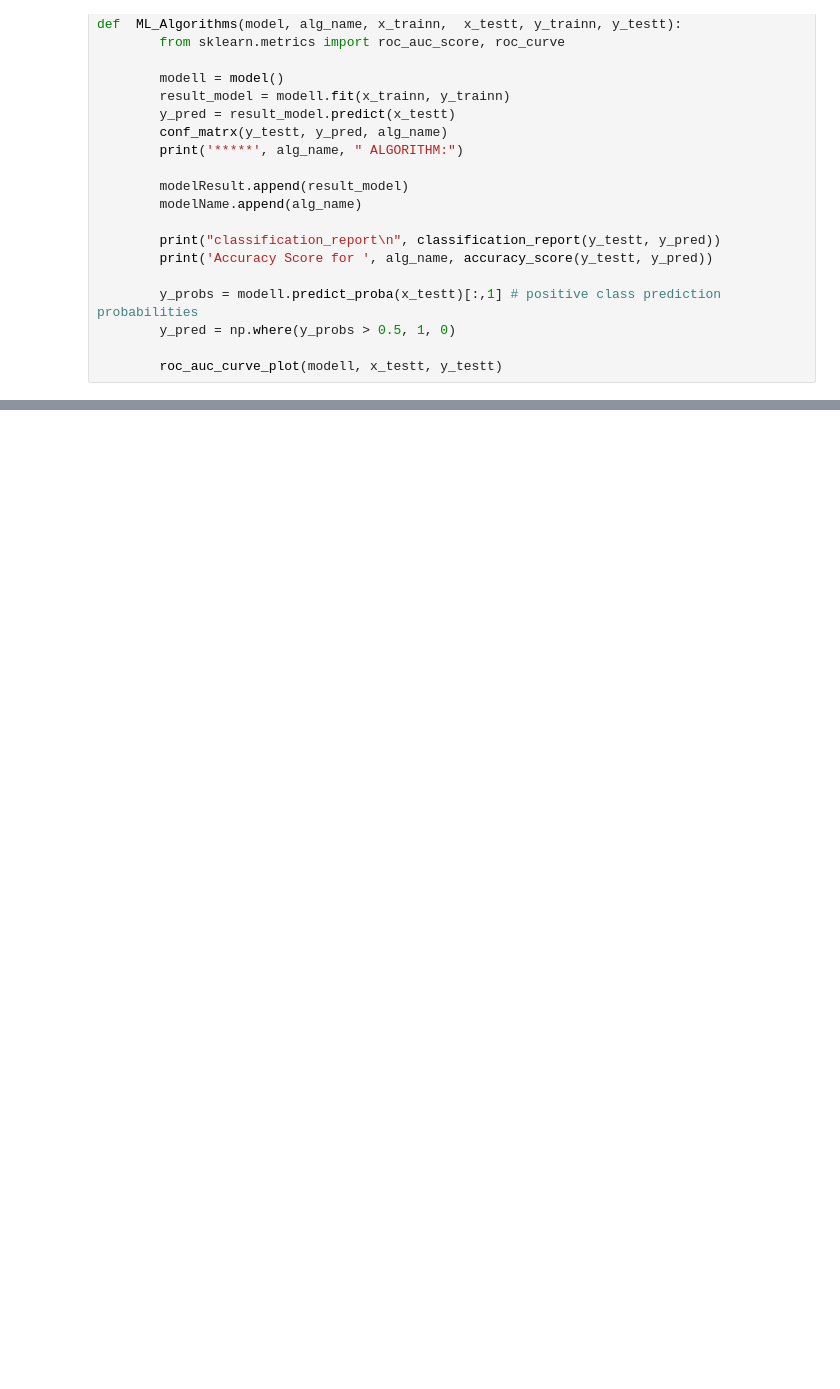
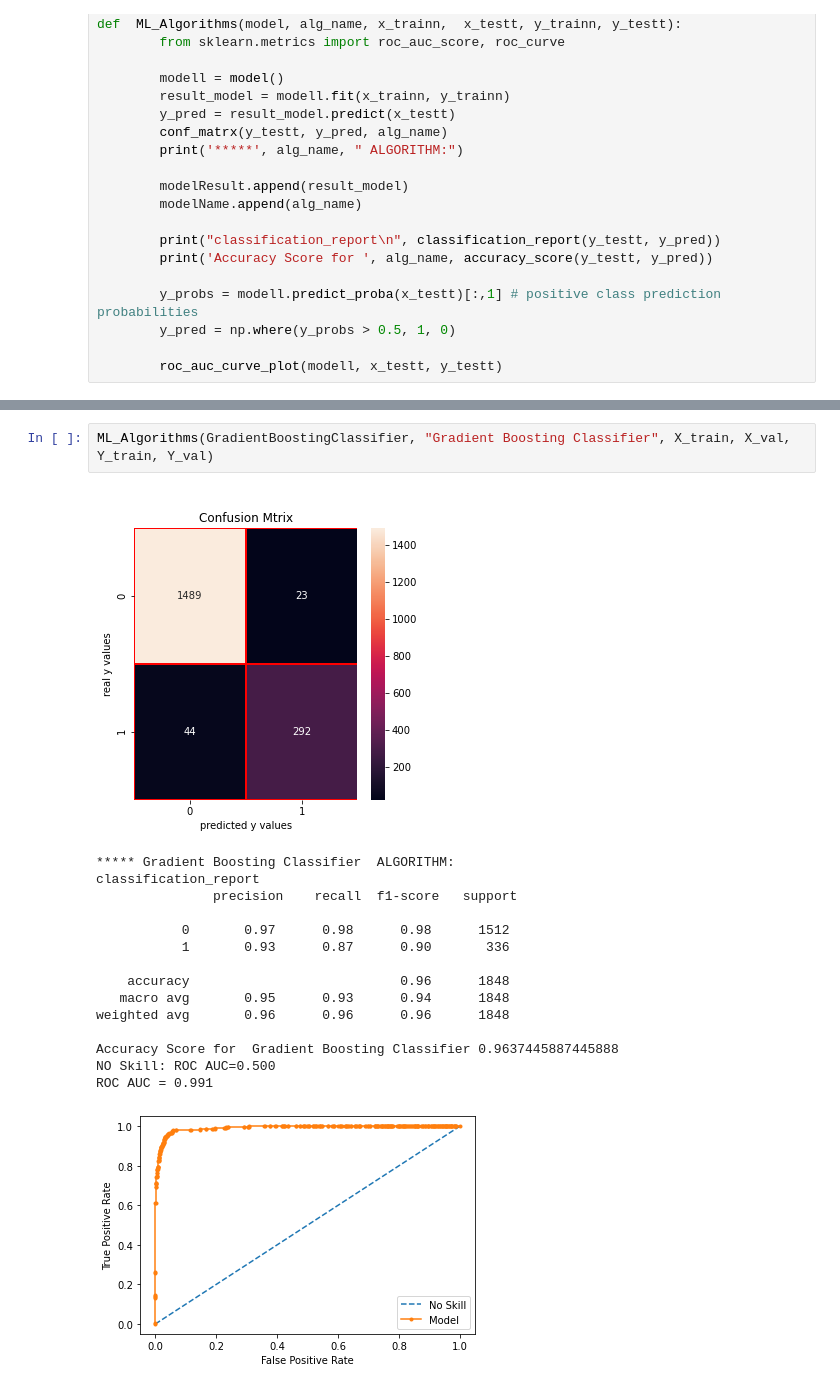
Before and after one commit to shaokat/machine_learning, a Jupyter notebook: Bank churn prediction .ipynb, the cells around one changed output, grey strips where cells are left out. Drawn from its saved outputs; the diff is of its cells as text; blank space fills up the shorter version.

```diff
--- a/Bank churn prediction .ipynb
+++ b/Bank churn prediction .ipynb
@@ -406,0 +439,19 @@ ROC AUC = 0.989
+# %%
+ML_Algorithms(GradientBoostingClassifier, "Gradient Boosting Classifier", X_train, X_val,  Y_train, Y_val)
+# %% [output]
+[figure, added]
+***** Gradient Boosting Classifier  ALGORITHM:
+classification_report
+               precision    recall  f1-score   support
+
+           0       0.97      0.98      0.98      1512
+           1       0.93      0.87      0.90       336
+
+    accuracy                           0.96      1848
+   macro avg       0.95      0.93      0.94      1848
+weighted avg       0.96      0.96      0.96      1848
+
+Accuracy Score for  Gradient Boosting Classifier 0.9637445887445888
+NO Skill: ROC AUC=0.500
+ROC AUC = 0.991
+[figure, added]
```
Also changed, not shown: parts of 30 cells of this notebook.
